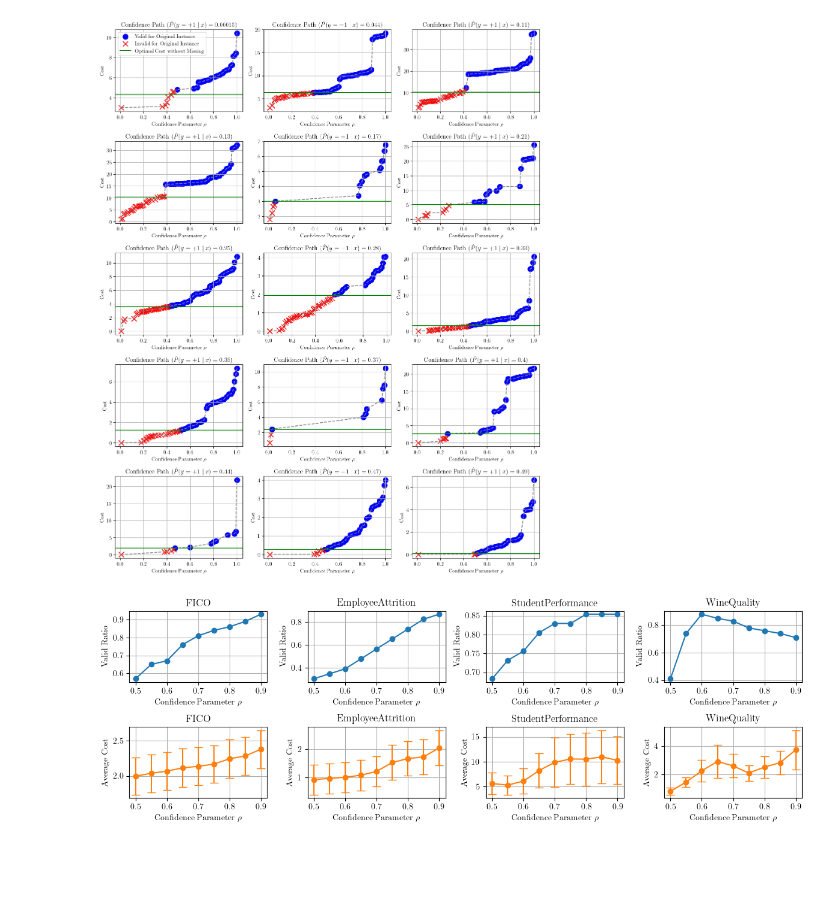
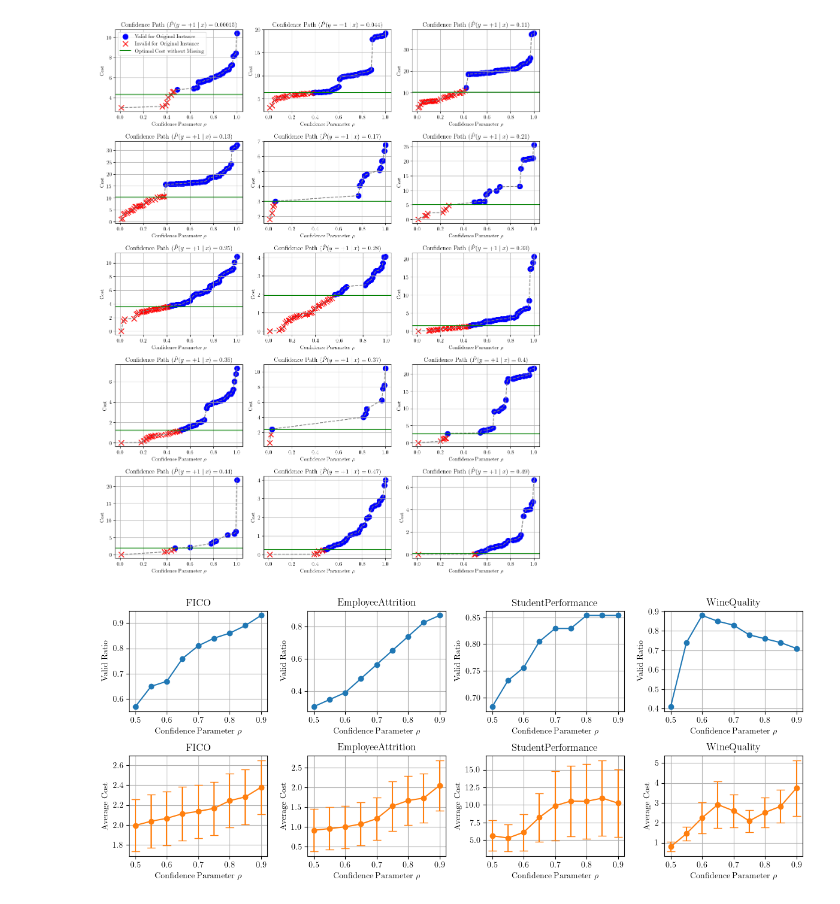
Before and after one commit to kelicht/armin, a Jupyter notebook: plot.ipynb, the cells around one changed output. Saved outputs shown, nothing was run; the diff lists cells and outputs as text; code cells hidden in the pictures; blank space fills up the shorter version.

```diff
--- a/plot.ipynb
+++ b/plot.ipynb
@@ -350,32 +350,32 @@ plt.savefig('./fig/appendix/path_mnar.pdf', bbox_inches='tight', pad_inches=0.01
 # %% [output]
 [figure]
 # %%
-fig = plt.figure(figsize=(12, 4))
+fig = plt.figure(figsize=(12, 5))
 for i, dataset in enumerate(DATASETS):
     df = pd.read_csv('./res/L/sens_confidence_{}_TLPS.csv'.format(dataset))
     df = df[df.method == 'armin']
 
     plt.subplot(2, len(DATASETS), i + 1)
     valid_mean = df.groupby('confidence')['valid'].mean().values
     plt.plot(CONFIDENCES, valid_mean, marker='o', c='tab:blue')
     plt.xlabel(r'Confidence Parameter $\rho$')
     plt.ylabel('Valid Ratio')
     plt.title('{}'.format(DATASETS_FULL[dataset]))
     plt.grid()
 
     plt.subplot(2, len(DATASETS), len(DATASETS) + i + 1)
     cost_mean = df.groupby('confidence')['cost'].mean().values
     cost_ci = [confidence_interval(df[df.confidence == confidence]['cost'].values) for confidence in CONFIDENCES]
     plt.errorbar(CONFIDENCES, cost_mean, cost_ci, marker='o', capsize=5, c='tab:orange')
     plt.xlabel(r'Confidence Parameter $\rho$')
     plt.ylabel('Average Cost')
     plt.title('{}'.format(DATASETS_FULL[dataset]))
     plt.grid()
 
 plt.tight_layout()
 
 plt.savefig('./fig/appendix/sens_confidence.png', bbox_inches='tight', pad_inches=0.01)
 plt.savefig('./fig/appendix/sens_confidence.pdf', bbox_inches='tight', pad_inches=0.01)
 # %% [output]
-[figure, old version]
+[figure, new version]
 # %%
```
Also changed, not shown: parts of 2 cells of this notebook, 6 other files.
